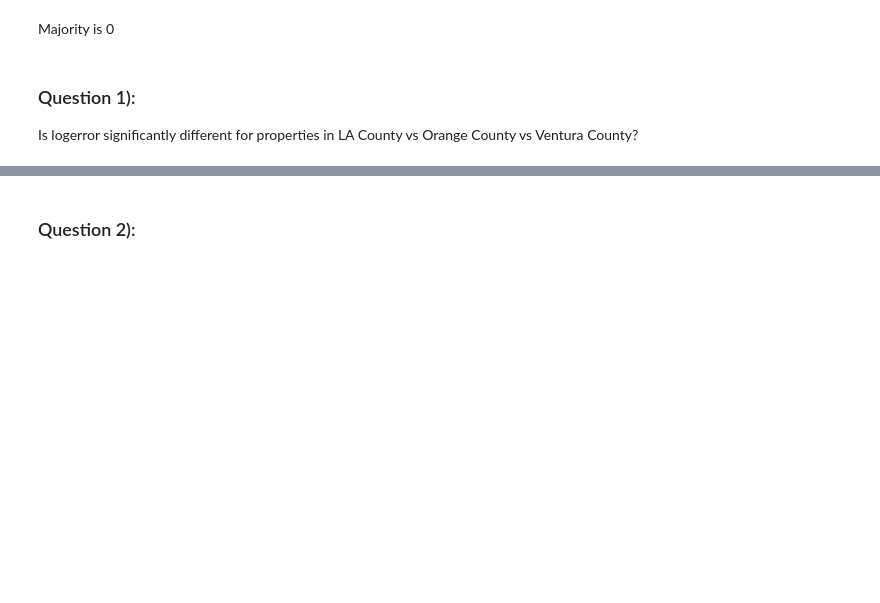
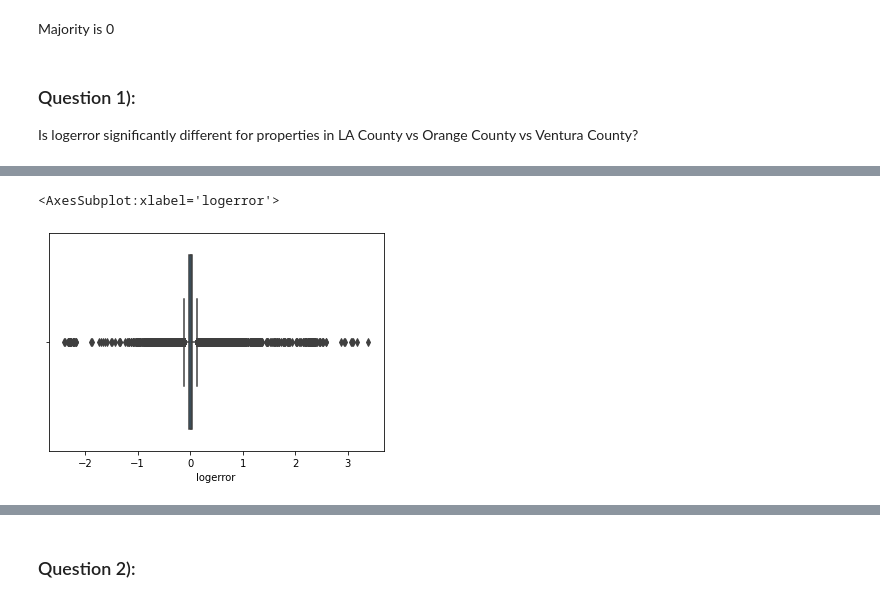
Before and after one commit to paigerackley/clustering-exercises, a Jupyter notebook: explore_zillow.ipynb, the cells around one changed output, grey strips where cells are left out. Cells and saved outputs as stored; diff of their text form; code cells hidden in the pictures; blank space fills up the shorter version.

```diff
--- a/explore_zillow.ipynb
+++ b/explore_zillow.ipynb
@@ -80,0 +104,6 @@ Is logerror significantly different for properties in LA County vs Orange County
+# %%
+# Clear outliers past -4 and above 4, lets take them out
+sns.boxplot(data =df[(df.logerror > -4) & (df.logerror < 4)], x = 'logerror')
+# %% [output]
+<AxesSubplot:xlabel='logerror'>
+[figure, added]
```
Also changed, not shown: parts of 5 cells of this notebook, 1 other file.
